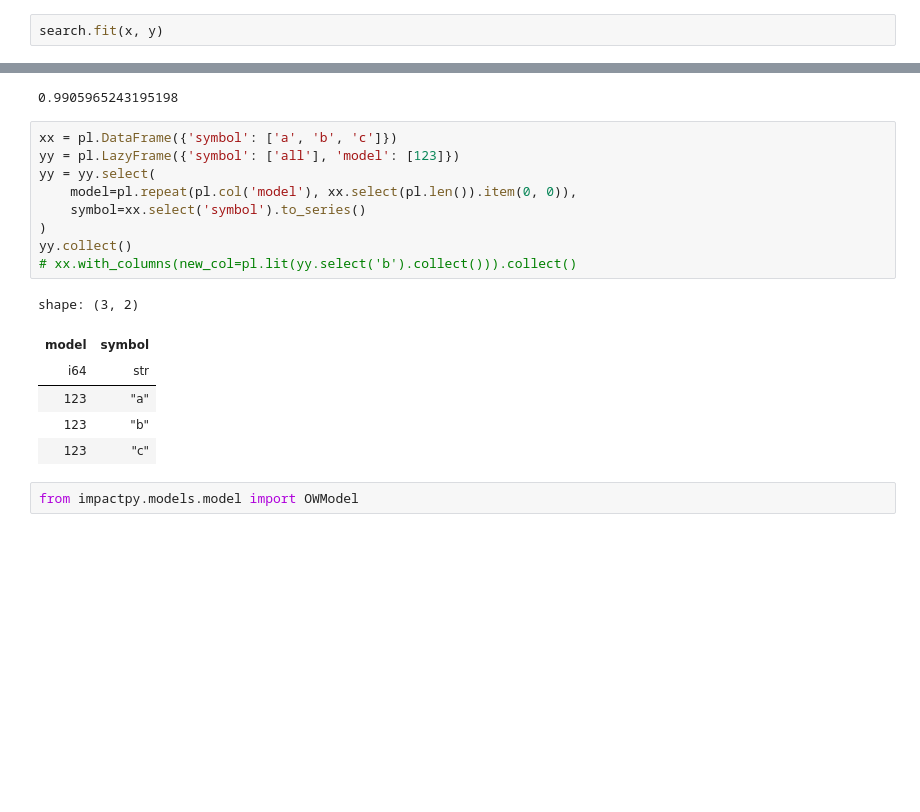
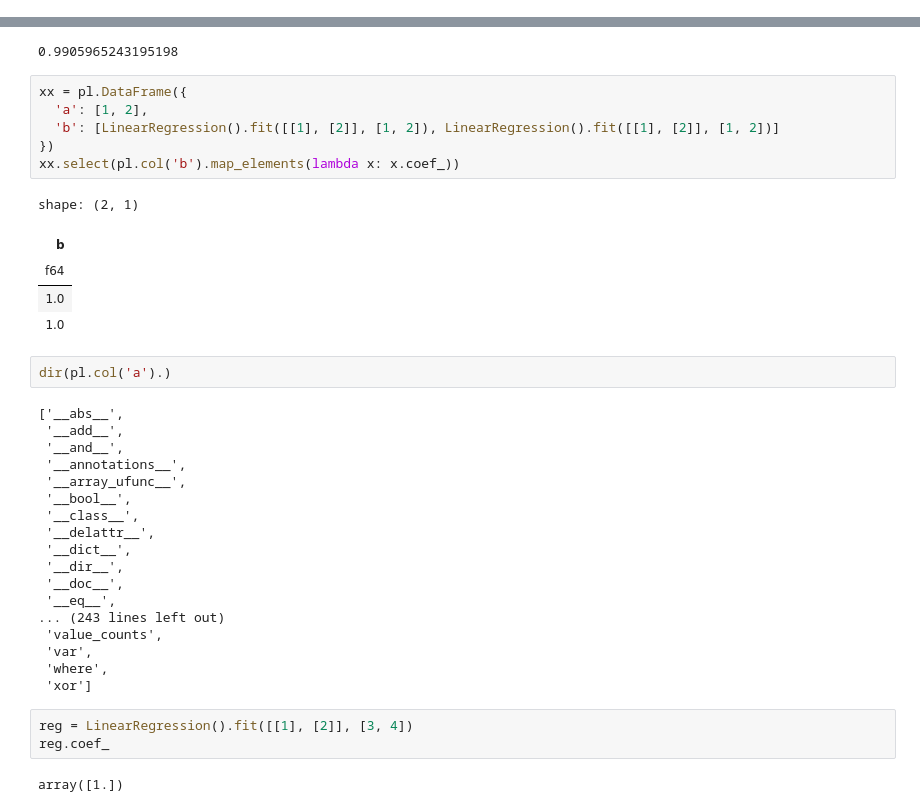
Before and after one commit to lachlanbaxter/impactpy, a Jupyter notebook: testing/scrap2.ipynb, the cells around one changed output, grey strips where cells are left out. Drawn from its saved outputs; the diff is of its cells as text; blank space fills up the shorter version.

Commit message:
Improved OWModel

```diff
--- a/testing/scrap2.ipynb
+++ b/testing/scrap2.ipynb
@@ -291,5 +359,3 @@ Pipeline(steps=[('half_trans',
 from sklearn.model_selection import GridSearchCV
 # %%
 search = GridSearchCV(pipe, {'fit_trans__noise': [1, 10, 100]}, scoring='r2')
-# %%
-search.fit(x, y)
@@ -340,21 +364,40 @@ pipe.fit(x, y).get_params()['fit_trans'].score_
 # %% [output]
 fit
 0.9905965243195198
-# %%
-xx = pl.DataFrame({'symbol': ['a', 'b', 'c']})
-yy = pl.LazyFrame({'symbol': ['all'], 'model': [123]})
-yy = yy.select(
-	model=pl.repeat(pl.col('model'), xx.select(pl.len()).item(0, 0)),
-	symbol=xx.select('symbol').to_series()
-)
-yy.collect()
-# xx.with_columns(new_col=pl.lit(yy.select('b').collect())).collect()
-# %% [output]
-shape: (3, 2)
-| model | symbol |
-| i64 | str |
-| 123 | "a" |
-| 123 | "b" |
-| 123 | "c" |
-# %%
-from impactpy.models.model import OWModel
+# %%
+xx = pl.DataFrame({
+  'a': [1, 2],
+  'b': [LinearRegression().fit([[1], [2]], [1, 2]), LinearRegression().fit([[1], [2]], [1, 2])]
+})
+xx.select(pl.col('b').map_elements(lambda x: x.coef_))
+# %% [output]
+shape: (2, 1)
+| b |
+| f64 |
+| 1.0 |
+| 1.0 |
+# %%
+dir(pl.col('a').)
+# %% [output]
+['__abs__',
+ '__add__',
+ '__and__',
+ '__annotations__',
+ '__array_ufunc__',
+ '__bool__',
+ '__class__',
+ '__delattr__',
+ '__dict__',
+ '__dir__',
+ '__doc__',
+ '__eq__',
+... (243 lines left out)
+ 'value_counts',
+ 'var',
+ 'where',
+ 'xor']
+# %%
+reg = LinearRegression().fit([[1], [2]], [3, 4])
+reg.coef_
+# %% [output]
+array([1.])
```
Also changed, not shown: parts of 7 cells of this notebook, 2 other files.
